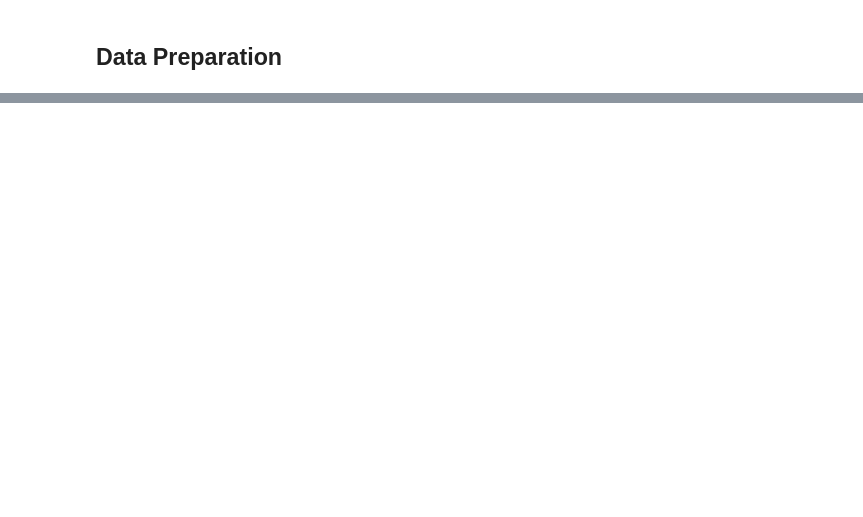
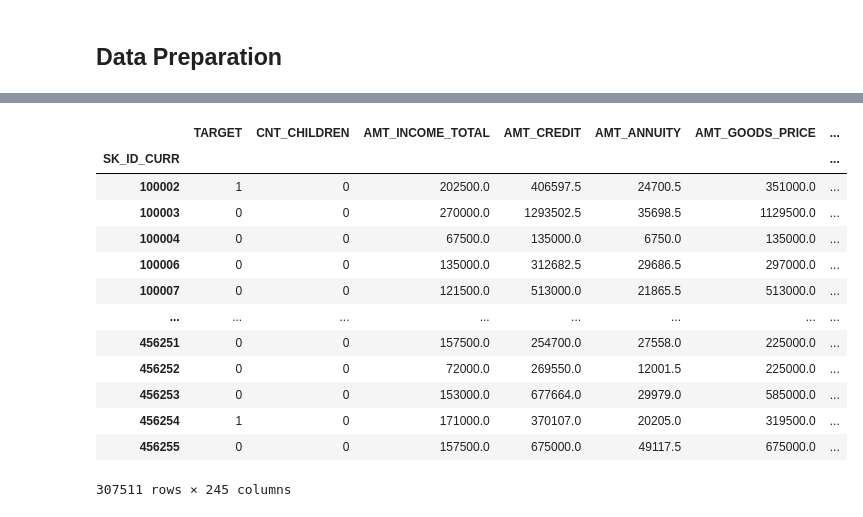
Before and after one commit to juliengan/Home-Credit-Risk-Classification, a Jupyter notebook: notebooks/01_Data_Preparation.ipynb, the cells around one changed output, grey strips where cells are left out. Cells and saved outputs as stored; diff of their text form; code cells hidden in the pictures; blank space fills up the shorter version.

Commit message:
Data prep & Train : OK

```diff
--- a/notebooks/01_Data_Preparation.ipynb
+++ b/notebooks/01_Data_Preparation.ipynb
@@ -18,11 +24,9 @@ def read_data(path):  #? date_col is a list
 
     try:
         df = data.sort_index()
-        #df = df.drop(columns=date_col)
+        df = df.set_index("SK_ID_CURR")
     except:
         print("Unexpected error:", sys.exc_info()[0])
-
-    print(df)
     print('\n', df.dtypes)
     return df
 # %%
@@ -81,12 +114,15 @@ def suppressOutliers(df):
 # %%
 def data_prep(df, mult_var=None):
-    df = df.drop_duplicates(keep='last')            #* Keep only most recent duplicatas
+    #df = df.drop_duplicates(keep='last')            #* Keep only most recent duplicatas
     #df = fix_typos(df)                              #* Set a good typos for categorical features
-    df = multiple_format(df, mult_var=None)         #* Encode categorical variables
+    df = pd.get_dummies(data=df, columns=mult_var)
+    #df = multiple_format(df, mult_var=None)         #* Encode categorical variables
+    df = nan(df)                                    #* Process empty values based on several conditions
+    df = normalization(df)
+    #df = suppressOutliers(df)
     df = df.convert_dtypes()                        #* Assign good type for the modelling phase
     df = df.select_dtypes(exclude=['object'])       #* Remove Object and String columns who are irrelevant
-    #df = nan(df)                                    #* Process empty values based on several conditions
-    df = df.convert_dtypes()                        #* Assign good type for the modelling phase
+    #df = df.convert_dtypes()                        #* Assign good type for the modelling phase
                                                     # TODO: Verify order of functions and add Outliers Removal
-    print('\n', df.dtypes)
+    #print('\n', df.dtypes)
     return df
@@ -169,0 +129,19 @@ test
+# %%
+from asyncore import read
+path = r'..\data\raw\application_train.csv'
+path_test = r'..\data\raw\application_test.csv'
+
+train = read_data(path)
+test = read_data(path_test)
+
+mult_var = ["NAME_CONTRACT_TYPE","CODE_GENDER", "NAME_TYPE_SUITE","NAME_INCOME_TYPE",
+                                "NAME_EDUCATION_TYPE","NAME_FAMILY_STATUS","NAME_HOUSING_TYPE", "OCCUPATION_TYPE",
+                                "WEEKDAY_APPR_PROCESS_START","ORGANIZATION_TYPE", "FONDKAPREMONT_MODE", "HOUSETYPE_MODE",
+                                "WALLSMATERIAL_MODE", "FLAG_OWN_CAR", "FLAG_OWN_REALTY", "EMERGENCYSTATE_MODE"]
+
+pd.set_option('display.max_columns', None)
+data_cleaned = data_prep(train,mult_var)
+data_cleaned2 = data_prep(test,mult_var)
+
+data_cleaned.to_csv("../data/processed/application_train.csv")
+data_cleaned2.to_csv("../data/processed/application_test.csv")
@@ -169,0 +166,17 @@ test
+# %%
+data_cleaned
+# %% [output]
+|  | TARGET | CNT_CHILDREN | AMT_INCOME_TOTAL | AMT_CREDIT | AMT_ANNUITY | AMT_GOODS_PRICE | ... |
+| SK_ID_CURR |  |  |  |  |  |  | ... |
+| 100002 | 1 | 0 | 202500.0 | 406597.5 | 24700.5 | 351000.0 | ... |
+| 100003 | 0 | 0 | 270000.0 | 1293502.5 | 35698.5 | 1129500.0 | ... |
+| 100004 | 0 | 0 | 67500.0 | 135000.0 | 6750.0 | 135000.0 | ... |
+| 100006 | 0 | 0 | 135000.0 | 312682.5 | 29686.5 | 297000.0 | ... |
+| 100007 | 0 | 0 | 121500.0 | 513000.0 | 21865.5 | 513000.0 | ... |
+| ... | ... | ... | ... | ... | ... | ... | ... |
+| 456251 | 0 | 0 | 157500.0 | 254700.0 | 27558.0 | 225000.0 | ... |
+| 456252 | 0 | 0 | 72000.0 | 269550.0 | 12001.5 | 225000.0 | ... |
+| 456253 | 0 | 0 | 153000.0 | 677664.0 | 29979.0 | 585000.0 | ... |
+| 456254 | 1 | 0 | 171000.0 | 370107.0 | 20205.0 | 319500.0 | ... |
+| 456255 | 0 | 0 | 157500.0 | 675000.0 | 49117.5 | 675000.0 | ... |
+307511 rows × 245 columns
```
Also changed, not shown: parts of 7 cells of this notebook, 1 other file.
